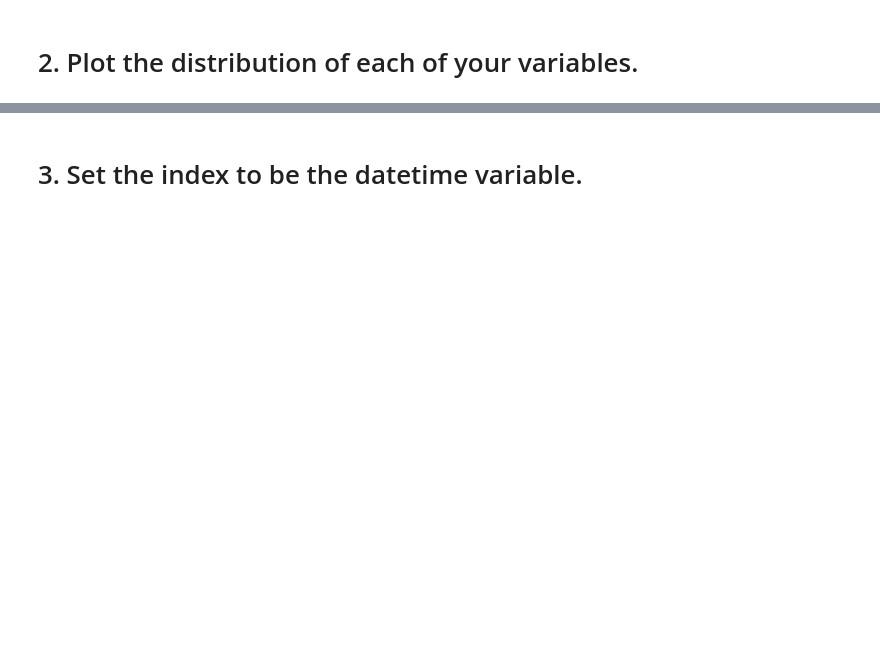
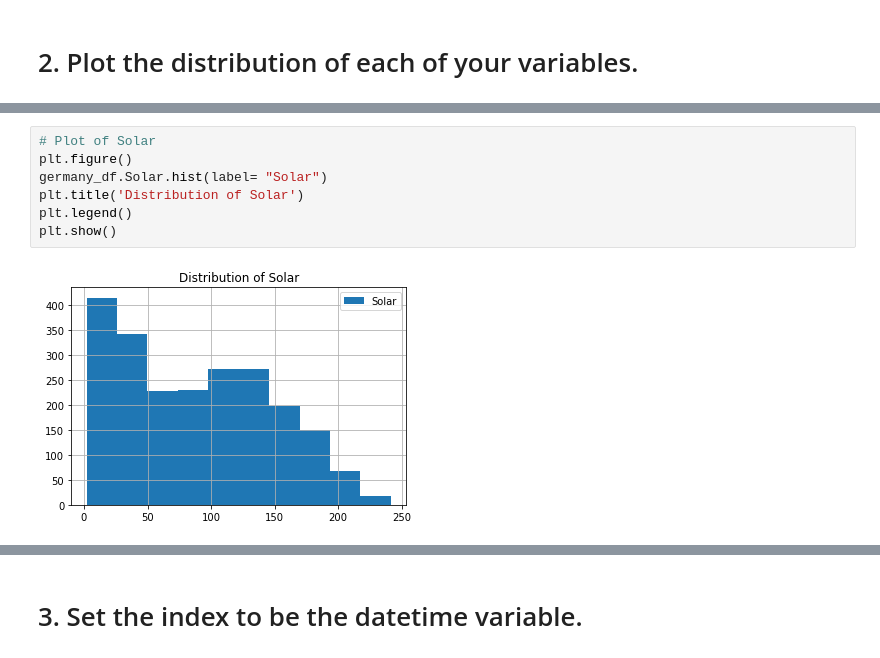
Before and after one commit to LinhQuach13/time-series-exercises, a Jupyter notebook: prepare_exercises.ipynb, the cells around one changed output, grey strips where cells are left out. Cells and saved outputs as stored; diff of their text form; blank space fills up the shorter version.

```diff
--- a/prepare_exercises.ipynb
+++ b/prepare_exercises.ipynb
@@ -139,0 +246,9 @@ Using the OPS data acquired in the Acquire exercises opsd_germany_daily.csv, com
+# %%
+# Plot of Solar
+plt.figure()
+germany_df.Solar.hist(label= "Solar")
+plt.title('Distribution of Solar')
+plt.legend()
+plt.show()
+# %% [output]
+[figure, added]
```
Also changed, not shown: parts of 35 cells of this notebook.
